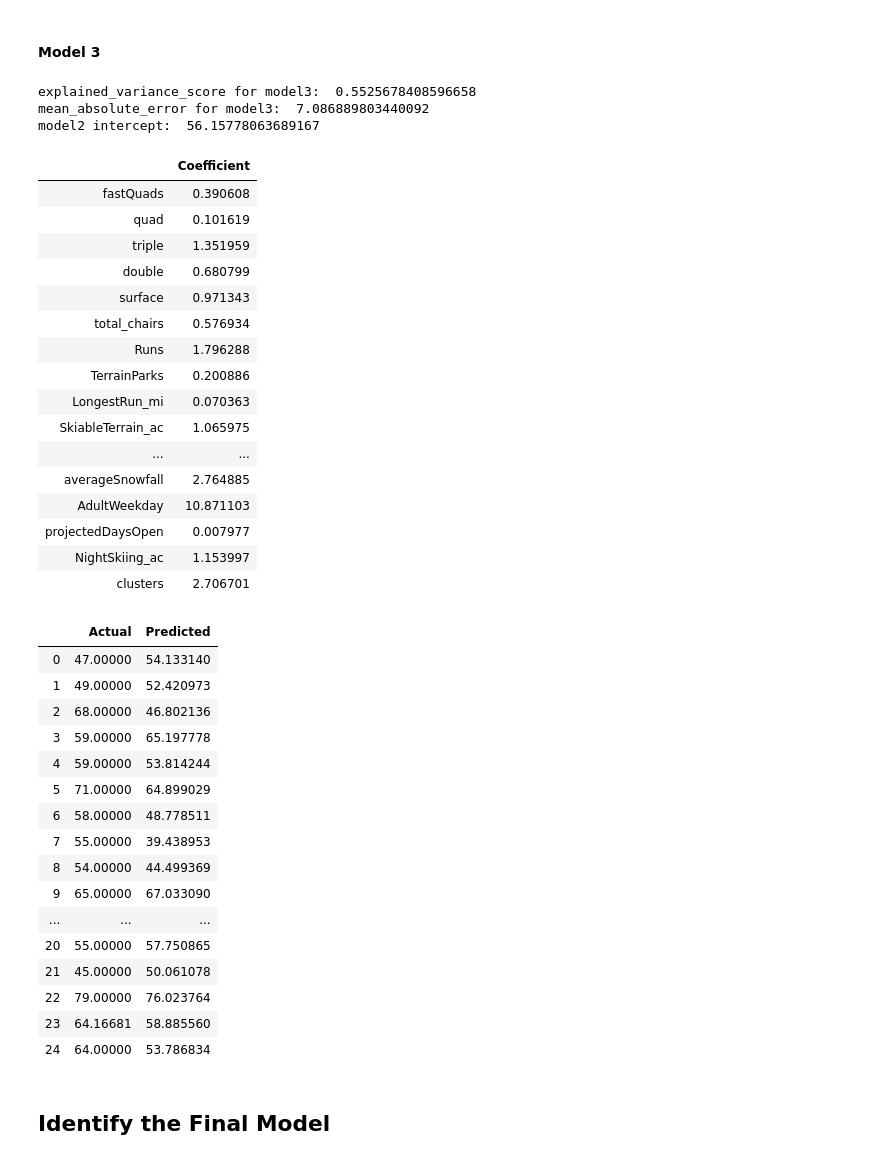
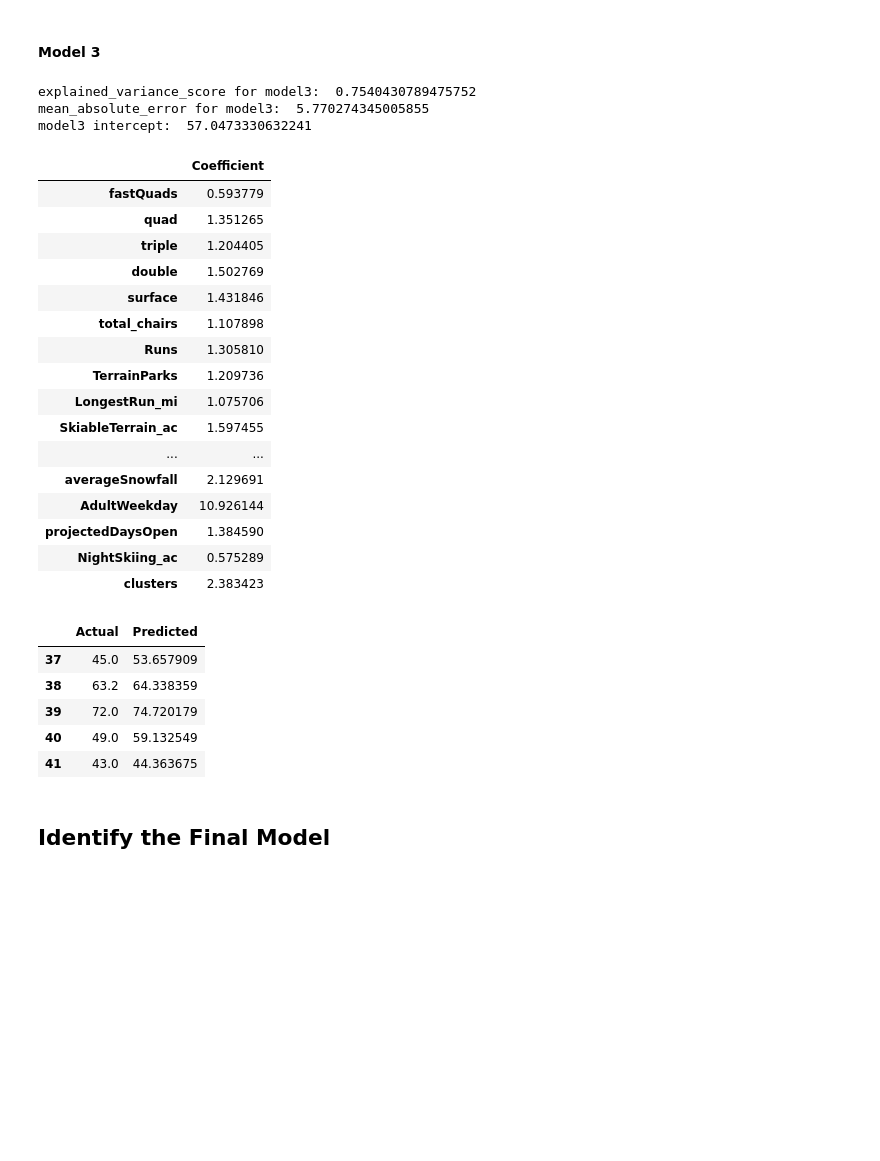
Before and after one commit to rojaranijyothi/GuidedCapstone, a Jupyter notebook: Notebook_stepfourandfive.ipynb, the cells around one changed output. Drawn from its saved outputs; the diff is of its cells as text; code cells hidden in the pictures; blank space fills up the shorter version.

Commit message:
Notebook for step4and5

```diff
--- a/Notebook_stepfourandfive.ipynb
+++ b/Notebook_stepfourandfive.ipynb
@@ -41,6 +41,6 @@ import matplotlib.pyplot as plt
 # %% [markdown]
 **<font color='teal'>  Load the csv file you created in step 3, remember it should be saved inside your data subfolder and print the first five rows.</font>**
 # %%
-resort = pd.read_csv('/Users/HOME/Desktop/Springboard/GuidedCapstone_step_2/data/step3_output.csv', index_col=0)
-resort.reset_index(drop = True, inplace = True)
+df = pd.read_csv('/Users/HOME/Desktop/GuidedCapstone/GuidedCapstone/data/step3_output.csv', index_col=0)
+df.reset_index(drop = True, inplace = True)
 # %%
@@ -60,8 +60,8 @@ resort.head()
 
 Hint: you can see an example of how to execute this in Aiden's article on preprocessing [here](https://medium.com/@aiden.dataminer/the-data-science-method-dsm-pre-processing-and-training-data-development-fd2d75182967).
 # %%
-resort = pd.concat([resort.drop('state', axis=1), pd.get_dummies(resort['state'])], axis=1)
-resort.T
+df = pd.concat([df.drop('state', axis=1), pd.get_dummies(df['state'])], axis=1)
+df.T
 # %% [output]
 |  | 0 | 1 | 2 | 3 | 4 | 5 | 6 | 7 | 8 | 9 | ... | ... |
 | Name | Hilltop Ski Area | Sunrise Park Resort | Yosemite Ski & Snowboard Area | Donner Ski Ranch | June Mountain | Mt. Shasta Ski Park | Mountain High | Ski China Peak | Soda Springs | Tahoe Donner | ... | ... |
@@ -221,5 +221,5 @@ Hint: Try to construct another model using exactly the steps we followed above.
 # %% [markdown]
 #### Model 2
 # %%
-resort.drop(resort.loc[:,'Alaska':'Wyoming'],axis = 1,inplace = True)
+df.drop(df.loc[:,'Alaska':'Wyoming'],axis = 1,inplace = True)
 # %%
@@ -269,8 +269,8 @@ pd.DataFrame(abs(lm.coef_), X.columns, columns=['Coefficient'])
 # %% [markdown]
 #### Model 3
 # %%
-X = resort.drop(['Name','AdultWeekend','summit_elev','vertical_drop'], axis=1)
-Y = resort.AdultWeekend
+X = df.drop(['Name','AdultWeekend','summit_elev','vertical_drop'], axis=1)
+Y = df.AdultWeekend
 scaler = preprocessing.StandardScaler().fit(X)
 X_scaled=scaler.transform(X)
 y = Y.ravel()
@@ -284,52 +284,41 @@ evs = explained_variance_score(y_test,y_pred)
 print("explained_variance_score for model3: ",evs)
 mbe = mean_absolute_error(y_test,y_pred)
 print("mean_absolute_error for model3: ",mbe)
-print("model2 intercept: ",lm.intercept_)
+print("model3 intercept: ",lm.intercept_)
 # %% [output]
-explained_variance_score for model3:  0.5525678408596658
-mean_absolute_error for model3:  7.086889803440092
-model2 intercept:  56.15778063689167
+explained_variance_score for model3:  0.7540430789475752
+mean_absolute_error for model3:  5.770274345005855
+model3 intercept:  57.0473330632241
 # %%
 pd.DataFrame(abs(lm.coef_), X.columns, columns=['Coefficient'])
 # %% [output]
 |  | Coefficient |
-| fastQuads | 0.390608 |
-| quad | 0.101619 |
-| triple | 1.351959 |
-| double | 0.680799 |
-| surface | 0.971343 |
-| total_chairs | 0.576934 |
-| Runs | 1.796288 |
-| TerrainParks | 0.200886 |
-| LongestRun_mi | 0.070363 |
-| SkiableTerrain_ac | 1.065975 |
+| fastQuads | 0.593779 |
+| quad | 1.351265 |
+| triple | 1.204405 |
+| double | 1.502769 |
+| surface | 1.431846 |
+| total_chairs | 1.107898 |
+| Runs | 1.305810 |
+| TerrainParks | 1.209736 |
+| LongestRun_mi | 1.075706 |
+| SkiableTerrain_ac | 1.597455 |
 | ... | ... |
-| averageSnowfall | 2.764885 |
-| AdultWeekday | 10.871103 |
-| projectedDaysOpen | 0.007977 |
-| NightSkiing_ac | 1.153997 |
-| clusters | 2.706701 |
+| averageSnowfall | 2.129691 |
+| AdultWeekday | 10.926144 |
+| projectedDaysOpen | 1.384590 |
+| NightSkiing_ac | 0.575289 |
+| clusters | 2.383423 |
 # %%
 df = pd.DataFrame({'Actual': y_test, 'Predicted': y_pred})
-df.head(25)
+df.tail()
 # %% [output]
 |  | Actual | Predicted |
-| 0 | 47.00000 | 54.133140 |
-| 1 | 49.00000 | 52.420973 |
-| 2 | 68.00000 | 46.802136 |
-| 3 | 59.00000 | 65.197778 |
-| 4 | 59.00000 | 53.814244 |
-| 5 | 71.00000 | 64.899029 |
-| 6 | 58.00000 | 48.778511 |
-| 7 | 55.00000 | 39.438953 |
-| 8 | 54.00000 | 44.499369 |
-| 9 | 65.00000 | 67.033090 |
-| ... | ... | ... |
-| 20 | 55.00000 | 57.750865 |
-| 21 | 45.00000 | 50.061078 |
-| 22 | 79.00000 | 76.023764 |
-| 23 | 64.16681 | 58.885560 |
-| 24 | 64.00000 | 53.786834 |
+| 37 | 45.0 | 53.657909 |
+| 38 | 63.2 | 64.338359 |
+| 39 | 72.0 | 74.720179 |
+| 40 | 49.0 | 59.132549 |
+| 41 | 43.0 | 44.363675 |
 # %% [markdown]
 ## Identify the Final Model
 # %% [markdown]
```
Also changed, not shown: parts of 9 cells of this notebook.
